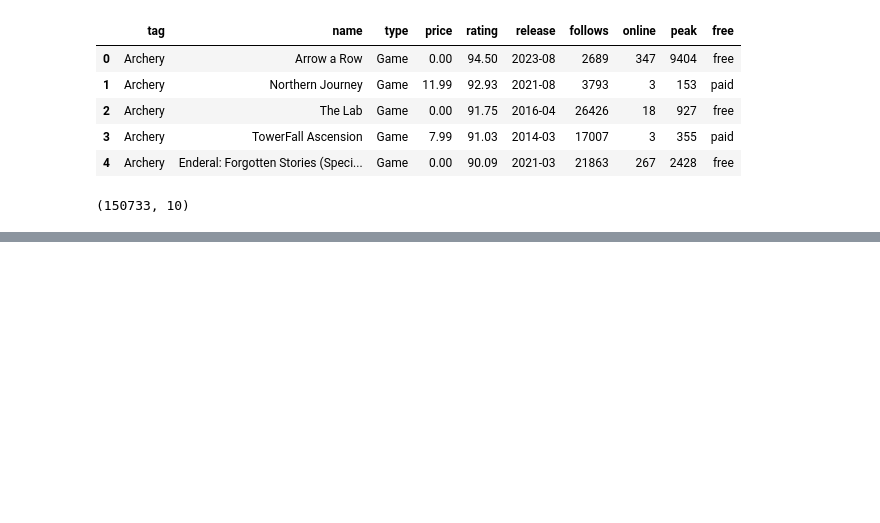
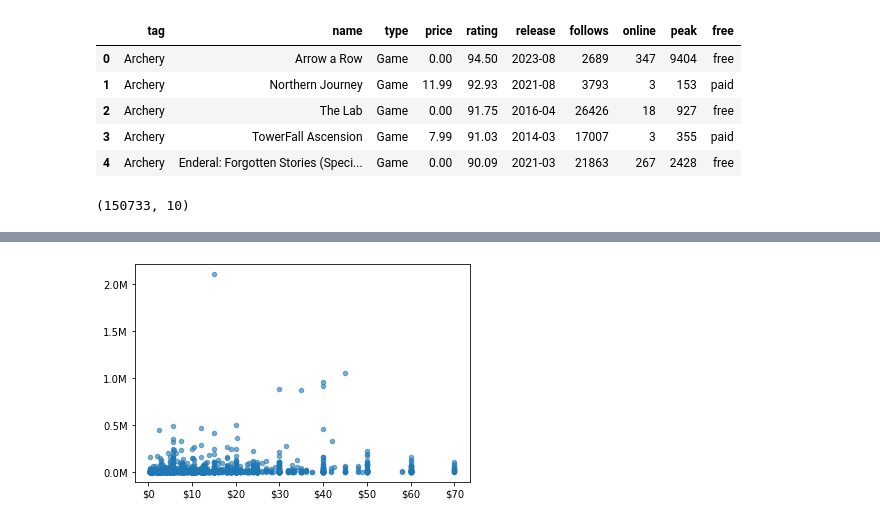
Before and after one commit to AymaneImr/SteamDb-Game-Market-Research, a Jupyter notebook: analyzing-data/main.ipynb, the cells around one changed output, grey strips where cells are left out. Cells and saved outputs as stored; diff of their text form; code cells hidden in the pictures; blank space fills up the shorter version.

```diff
--- a/analyzing-data/main.ipynb
+++ b/analyzing-data/main.ipynb
@@ -87,0 +140,10 @@ too.shape
+# %%
+#top 1000 played paid games
+fig, ax = plt.subplots()
+best_paid = df1.loc[df1['free'] == 'paid', ['tag',  'name', 'price', 'peak']
+                    ].sort_values('peak', ascending=False).head(2000)
+ax.scatter(best_paid['price'], best_paid['peak'], s=20, alpha=0.6)
+ax.yaxis.set_major_formatter(ticker.FuncFormatter(lambda x, pos: f'{x * 1e-6:.1f}M'))
+ax.xaxis.set_major_formatter(ticker.FuncFormatter(lambda x, pos: f'${int(x)}'))
+# %% [output]
+[figure, added]
```
Also changed, not shown: parts of 7 cells of this notebook.
